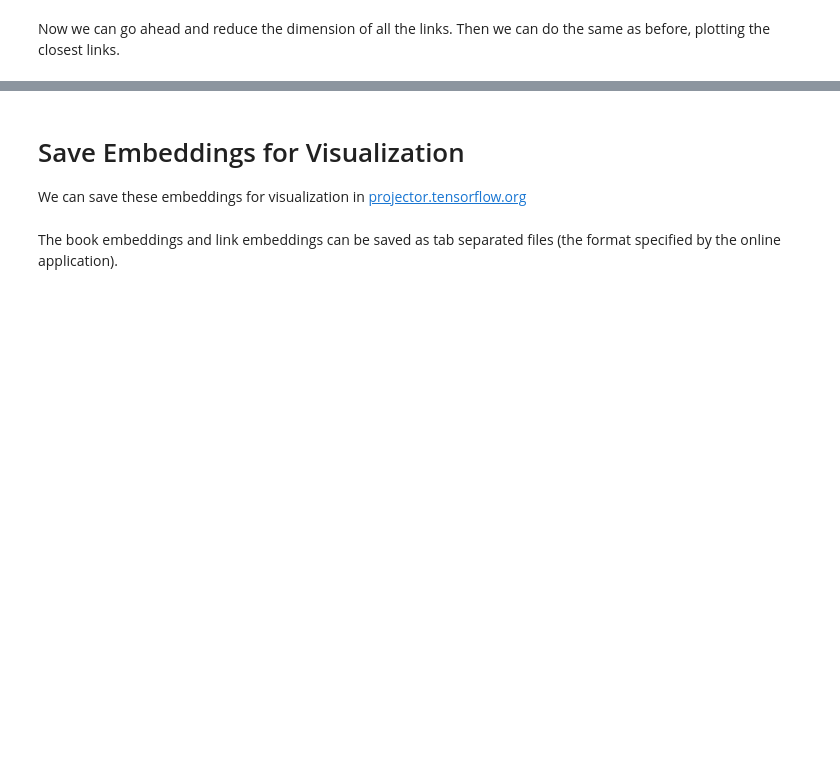
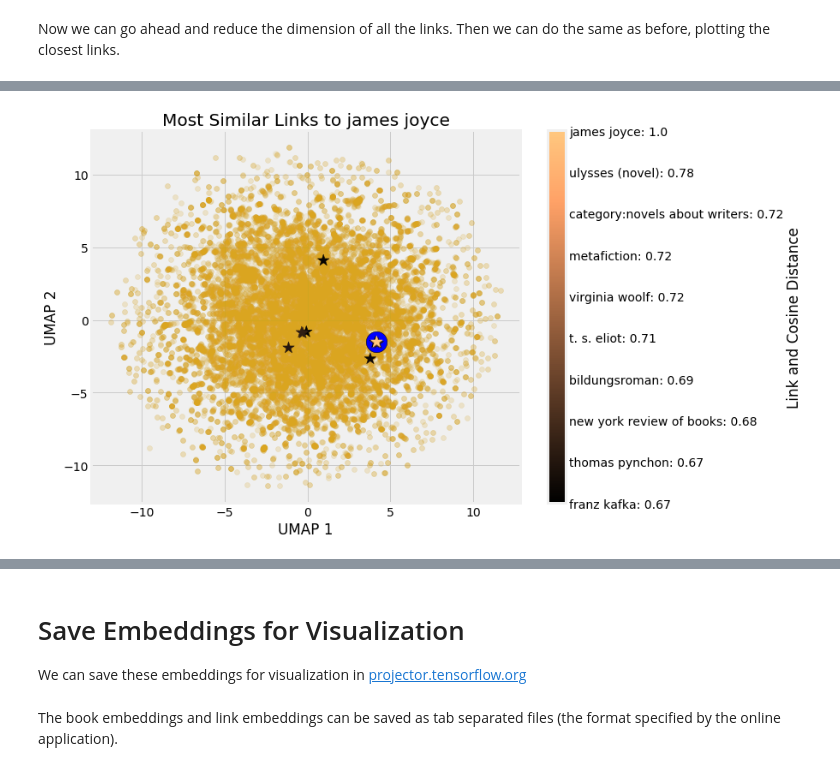
Before and after one commit to WillKoehrsen/wikipedia-data-science, a Jupyter notebook: Book Recommendation System.ipynb, the cells around one changed output, grey strips where cells are left out. Saved outputs shown, nothing was run; the diff lists cells and outputs as text; code cells hidden in the pictures; blank space fills up the shorter version.

```diff
--- a/Book Recommendation System.ipynb
+++ b/Book Recommendation System.ipynb
@@ -930,3 +995,5 @@ plot_closest('new york times', link_weights_acc, 'link', 10, link_ru)
 # %%
-plot_closest('james joyce', link_weights_acc, 'link', 10, link_ru)
+plot_closest('james joyce', link_weights_class, 'link', 10, link_ru)
+# %% [output]
+[figure, added]
 # %%
```
Also changed, not shown: parts of 21 cells of this notebook, 2 other files.
